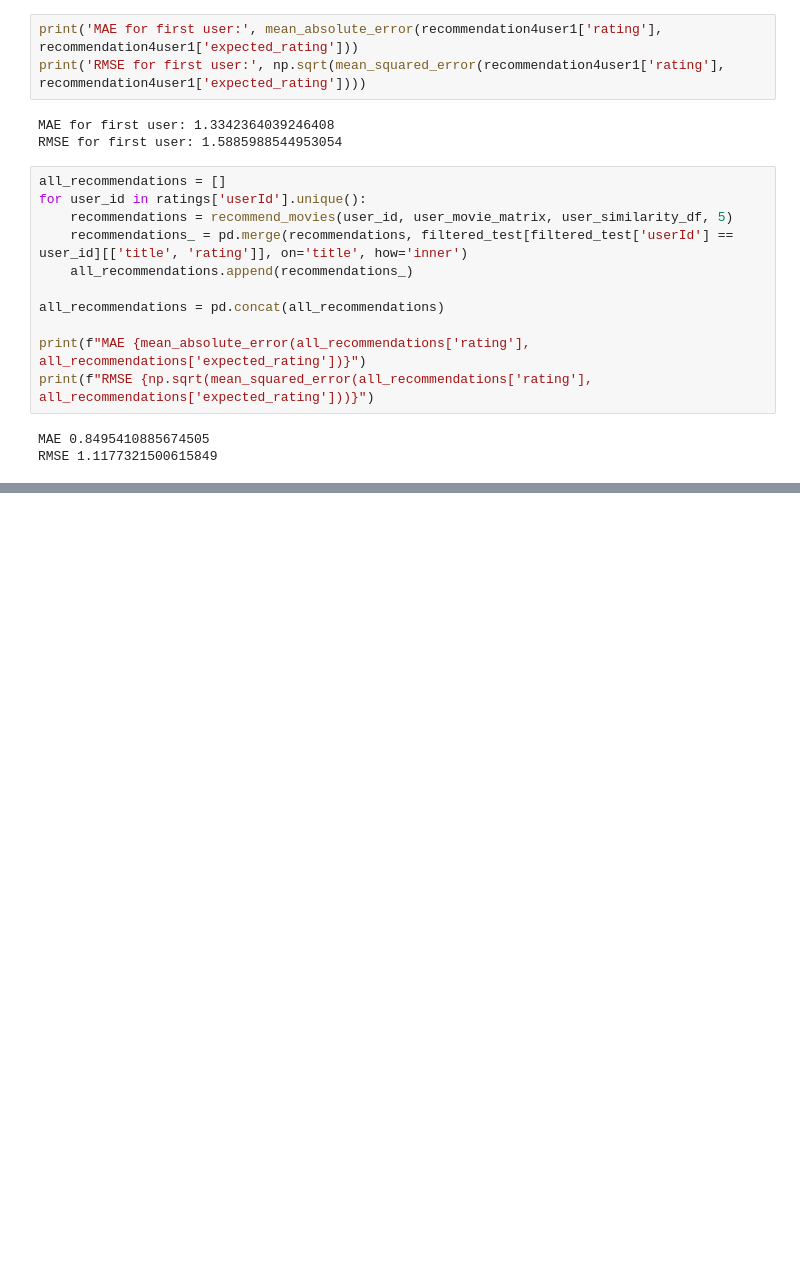
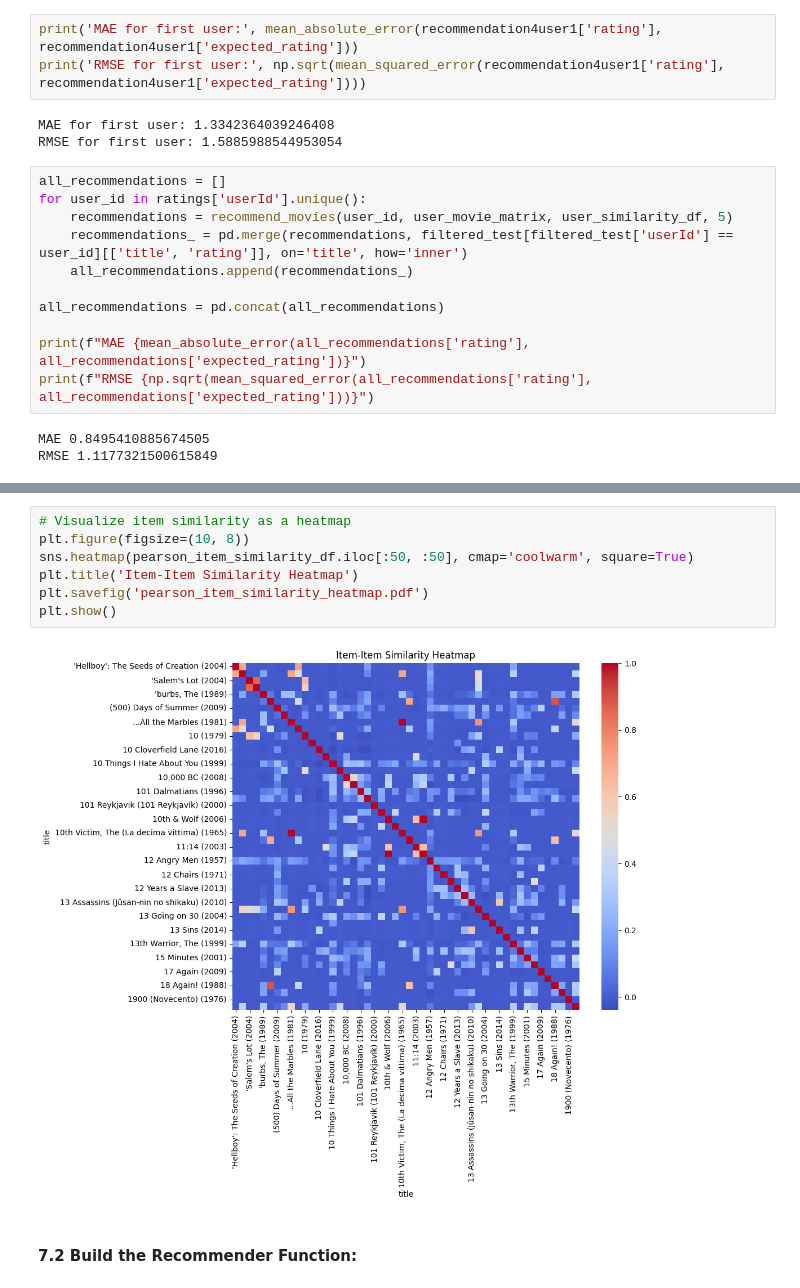
Before and after one commit to AbanoubYounan/AI-ML-Bootcamp-Sprints, a Jupyter notebook: 37-Collaborative Filtering for a Movie Recommendation System/nb.ipynb, the cells around one changed output, grey strips where cells are left out. Drawn from its saved outputs; the diff is of its cells as text; blank space fills up the shorter version.

```diff
--- a/37-Collaborative Filtering for a Movie Recommendation System/nb.ipynb
+++ b/37-Collaborative Filtering for a Movie Recommendation System/nb.ipynb
@@ -761,0 +787,11 @@ plt.show()
+# %%
+# Visualize item similarity as a heatmap
+plt.figure(figsize=(10, 8))
+sns.heatmap(pearson_item_similarity_df.iloc[:50, :50], cmap='coolwarm', square=True)
+plt.title('Item-Item Similarity Heatmap')
+plt.savefig('pearson_item_similarity_heatmap.pdf')
+plt.show()
+# %% [output]
+[figure, added]
+# %% [markdown]
+#### 7.2 Build the Recommender Function:
```
Also changed, not shown: parts of 21 cells of this notebook, 3 other files.
